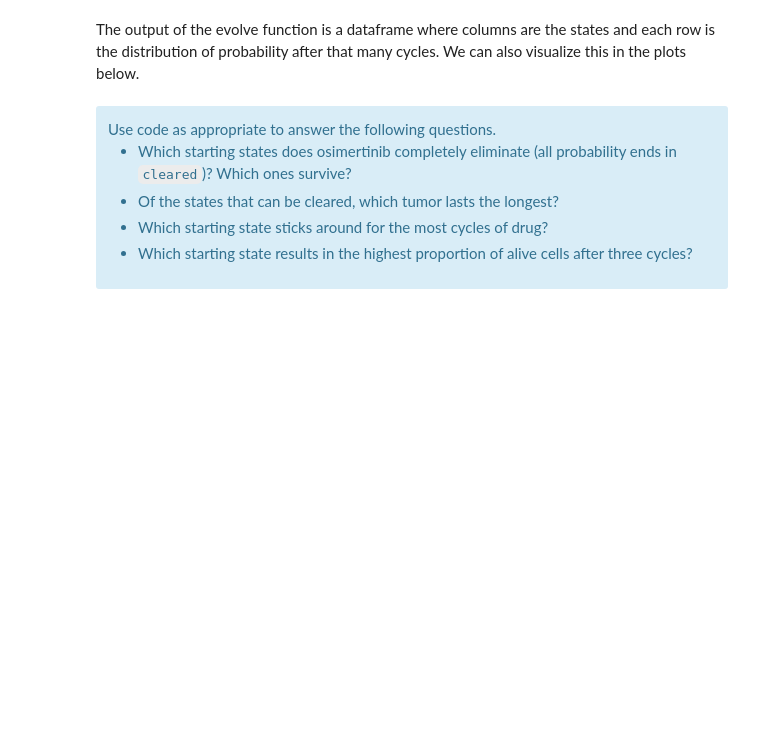
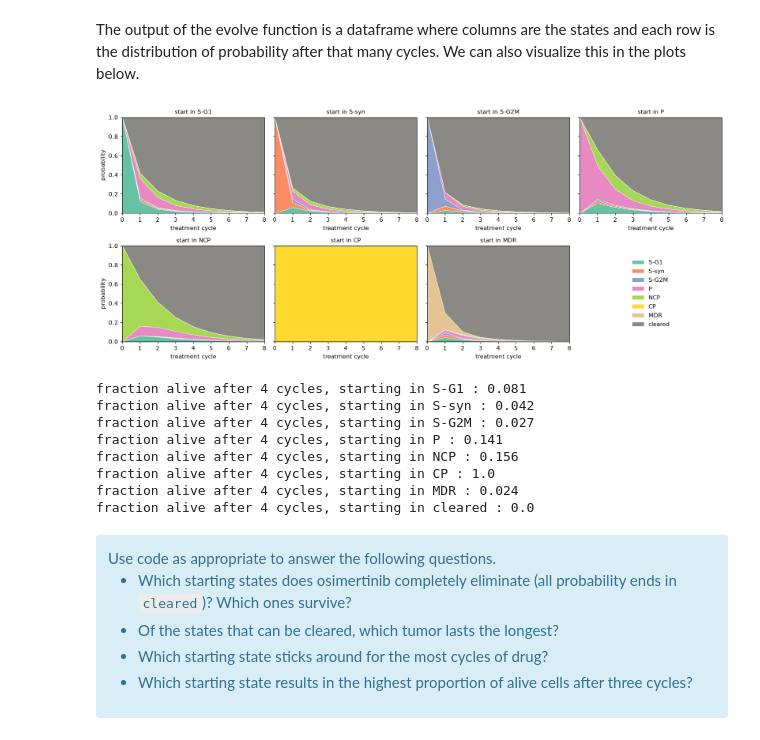
Before and after one commit to jackkovach1/UU_F26_templates, a Jupyter notebook: Week10/thursday_lab/Lab09_markov_chain.ipynb, the cells around one changed output. Saved outputs shown, nothing was run; the diff lists cells and outputs as text; code cells hidden in the pictures; blank space fills up the shorter version.

```diff
--- a/Week10/thursday_lab/Lab09_markov_chain.ipynb
+++ b/Week10/thursday_lab/Lab09_markov_chain.ipynb
@@ -189,28 +241,38 @@ The output of the evolve function is a dataframe where columns are the states an
 # %%
 def plot_trajectory(traj, ax, title):
     t = np.arange(len(traj))
     ax.stackplot(t, traj.T, labels=OUTCOMES, colors=[STATE_COLORS[o] for o in OUTCOMES],
                  edgecolor="white", linewidth=0.5)
     ax.set_xlim(0, t[-1]); ax.set_ylim(0, 1)
     ax.set_title(title, fontsize=10); ax.set_xlabel("treatment cycle")
 
 N_CYCLES = 8
 fig, axes = plt.subplots(2, 4, figsize=(15, 6.2), sharey=True)
-for ax, s in zip(axes.flat, STATES):
-    plot_trajectory(evolve(basis(s, P_hat), P_hat, N_CYCLES), ax, f"start in {s}")
+for ax, state in zip(axes.flat, STATES):
+    plot_trajectory(evolve(basis(state, P_hat), P_hat, N_CYCLES), ax, f"start in {state}")
 
 axes.flat[-1].axis("off")                                   # 7 states, 8 panels: use the last one for the legend
 handles, labels = axes.flat[0].get_legend_handles_labels()
 axes.flat[-1].legend(handles, labels, loc="center", frameon=False)
 
 for ax in axes[:, 0]:
     ax.set_ylabel("probability")
 plt.tight_layout()
 plt.show()
 
 alive3 = {s: 1 - evolve(basis(s, P_hat), P_hat, 4)[-1, -1] for s in OUTCOMES}
-for s,v in alive3.items():
-    print("fraction alive after 4 cycles, starting in", s, ":", round(v, 3))
+for state,v in alive3.items():
+    print("fraction alive after 4 cycles, starting in", state, ":", round(v, 3))
+# %% [output]
+[figure, added]
+fraction alive after 4 cycles, starting in S-G1 : 0.081
+fraction alive after 4 cycles, starting in S-syn : 0.042
+fraction alive after 4 cycles, starting in S-G2M : 0.027
+fraction alive after 4 cycles, starting in P : 0.141
+fraction alive after 4 cycles, starting in NCP : 0.156
+fraction alive after 4 cycles, starting in CP : 1.0
+fraction alive after 4 cycles, starting in MDR : 0.024
+fraction alive after 4 cycles, starting in cleared : 0.0
 # %% [markdown]
 <div class='alert alert-info'>
 Use code as appropriate to answer the following questions.
```
Also changed, not shown: parts of 41 cells of this notebook.
